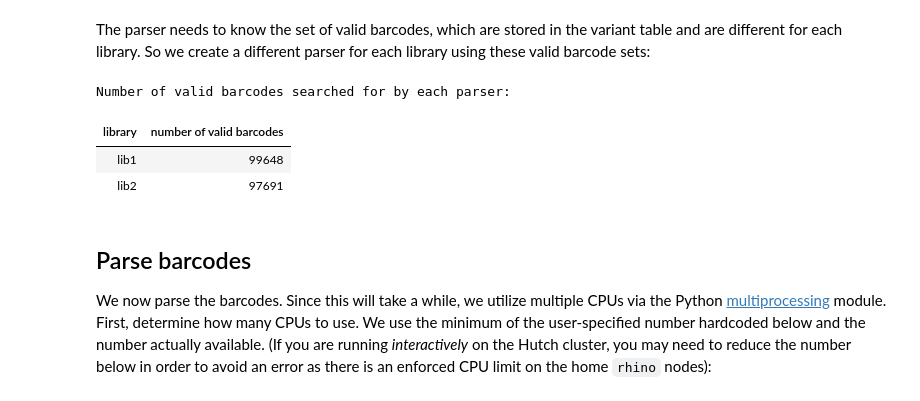
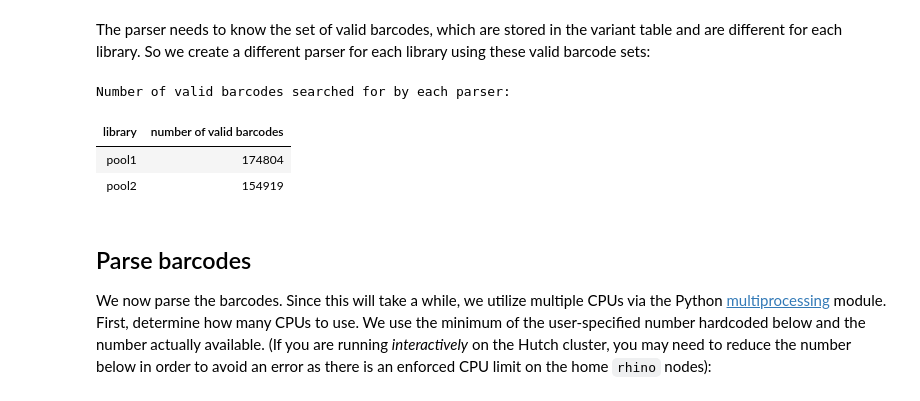
Before and after one commit to jbloomlab/SARS-CoV-2-RBD_DMS_variants, a Jupyter notebook: count_variants.ipynb, the cells around one changed output. Drawn from its saved outputs; the diff is of its cells as text; code cells hidden in the pictures.

Commit message:
setup to run count variants

```diff
--- a/count_variants.ipynb
+++ b/count_variants.ipynb
@@ -82,0 +64,9 @@ Initializing CodonVariantTable from gene sequence and results/variants/codon_var
+# %%
+variants = pd.read_csv(config['codon_variant_table_file_Wuhan_Hu_1'], na_filter=None)
+variants = variants.append(pd.read_csv(config['codon_variant_table_file_E484K'], na_filter=None))
+variants = variants.append(pd.read_csv(config['codon_variant_table_file_N501Y'], na_filter=None))
+variants = variants.append(pd.read_csv(config['codon_variant_table_file_B1351'], na_filter=None))
+
+variants = variants.reset_index(drop=True)
+
+display(HTML(variants.head().to_html(index=False)))
@@ -82,0 +83,21 @@ Initializing CodonVariantTable from gene sequence and results/variants/codon_var
+# %%
+dup_barcodes = (
+    variants
+    .groupby(['library', 'barcode'])
+    .size()
+    .rename('duplicate_count')
+    .reset_index()
+    .query('duplicate_count > 1')
+    )
+
+print('Here are duplicated barcodes:')
+display(HTML(dup_barcodes.head().to_html(index=False)))
+
+print(f"\nRemoving the {len(dup_barcodes)} duplicated barcodes."
+      f"Started with {len(variants)} barcodes:")
+variants = (
+    variants
+    .merge(dup_barcodes, on=['library', 'barcode'], how='outer')
+    .query('duplicate_count.isnull()', engine='python')
+    )
+print(f"After removing duplicates, there are {len(variants)} barcodes.")
@@ -83,3 +116,7 @@ Initializing CodonVariantTable from gene sequence and results/variants/codon_var
+# %%
+# get wildtype gene sequence for primary target
+targets = alignparse.targets.Targets(seqsfile=config['amplicons_Wuhan_Hu_1'],
+                                     feature_parse_specs=config['feature_parse_specs_Wuhan_Hu_1'])
 # %% [markdown]
 ## Setup to parse barcodes
 Read data frame with list of all barcode runs.
@@ -164,22 +200,22 @@ So we create a different parser for each library using these valid barcode sets:
 # %%
 # create dict keyed by library, value is parser for library
 parsers = {lib: dms_variants.illuminabarcodeparser.IlluminaBarcodeParser(
                     bclen=bclen,
-                    valid_barcodes=variants.valid_barcodes(lib),
+                    valid_barcodes=variants.loc[variants['library']==lib]['barcode'],
                     **parser_params)
-           for lib in variants.libraries}
+           for lib in set(variants['library'])}
 
 print('Number of valid barcodes searched for by each parser:')
 display(HTML(
     pd.DataFrame([(lib, len(p.valid_barcodes)) for lib, p in parsers.items()],
                  columns=['library', 'number of valid barcodes'])
     .to_html(index=False)
     ))
 # %% [output]
 Number of valid barcodes searched for by each parser:
 | library | number of valid barcodes |
-| lib1 | 99648 |
-| lib2 | 97691 |
+| pool1 | 174804 |
+| pool2 | 154919 |
 # %% [markdown]
 ## Parse barcodes
 We now parse the barcodes.
```
Also changed, not shown: parts of 28 cells of this notebook, 2 other files.
